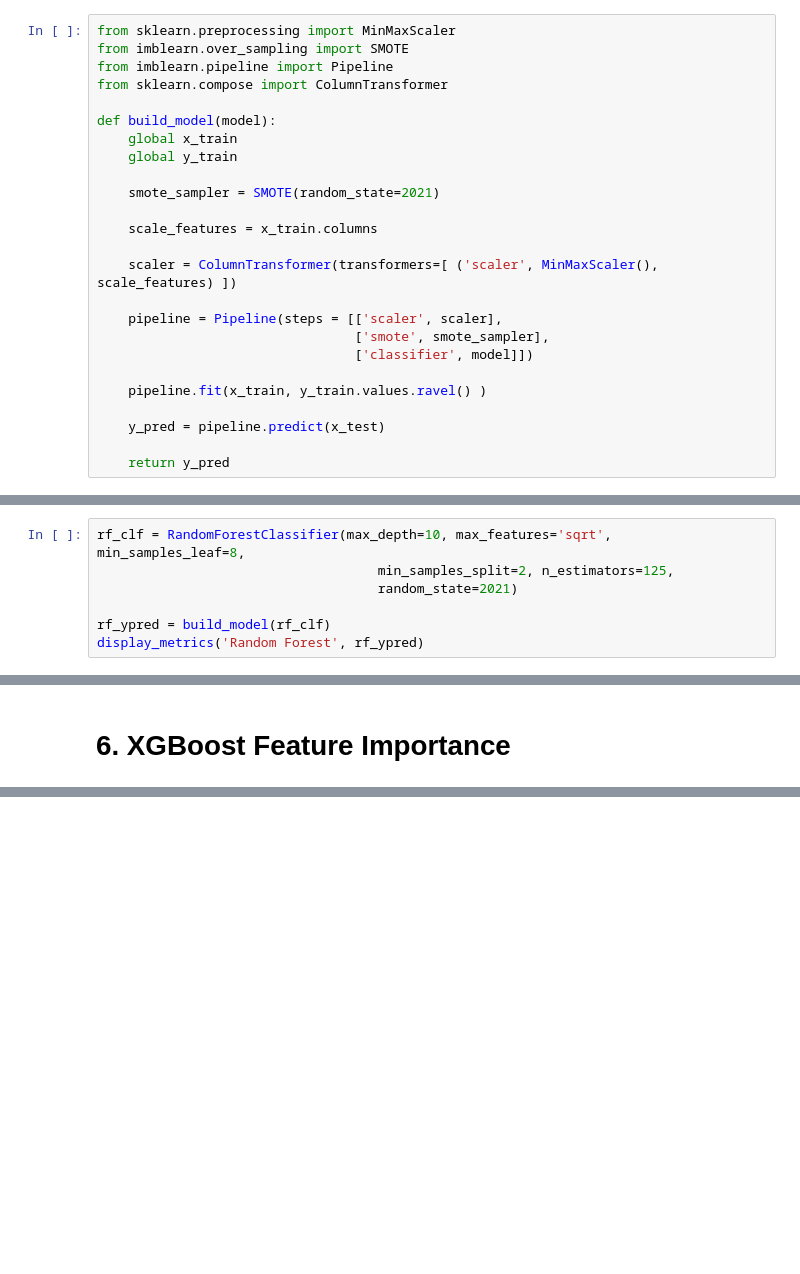
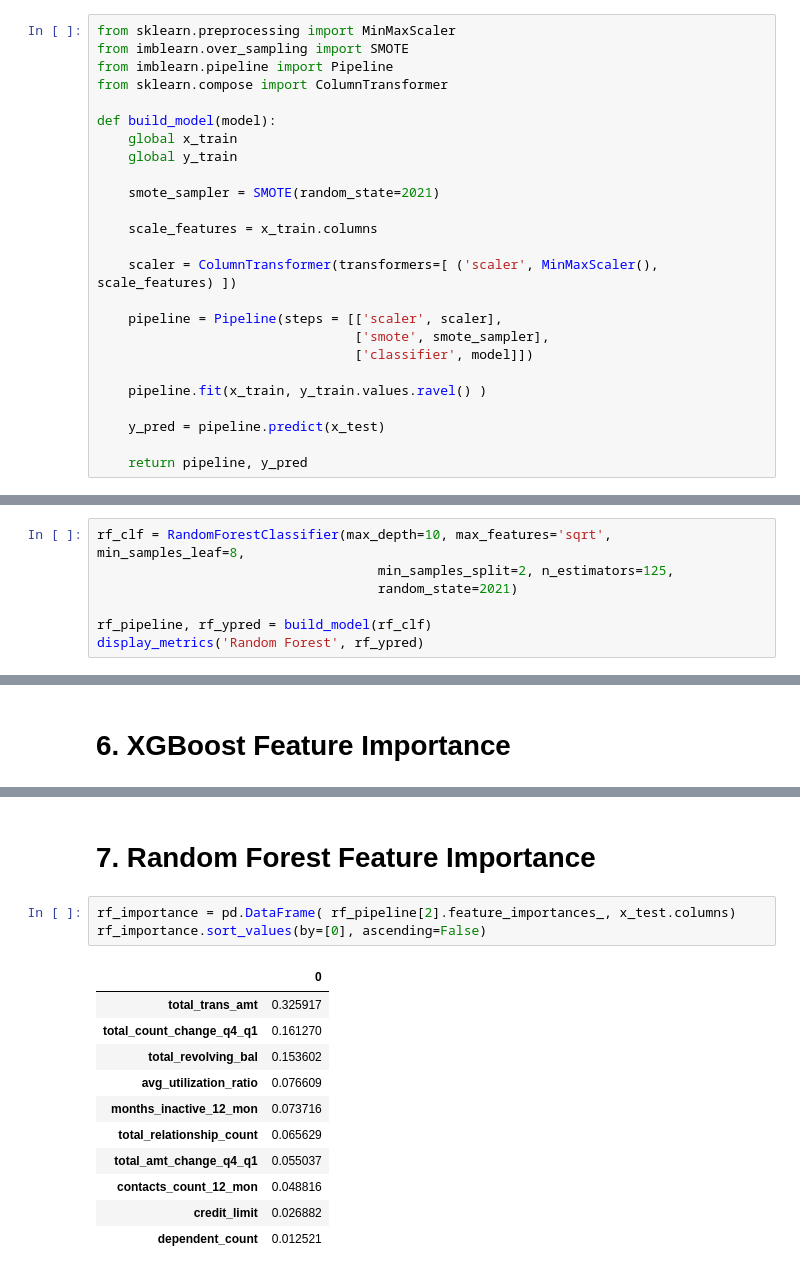
Before and after one commit to jonjonnyjonjon/introml-g2t4, a Jupyter notebook: results.ipynb, the cells around one changed output, grey strips where cells are left out. Drawn from its saved outputs; the diff is of its cells as text; blank space fills up the shorter version.

```diff
--- a/results.ipynb
+++ b/results.ipynb
@@ -48,7 +48,7 @@ def build_model(model):
 
     y_pred = pipeline.predict(x_test)
 
-    return y_pred
+    return pipeline, y_pred
 # %%
 from sklearn.metrics import recall_score, fbeta_score, roc_auc_score, ConfusionMatrixDisplay, confusion_matrix
 
@@ -108,7 +108,7 @@ rf_clf = RandomForestClassifier(max_depth=10, max_features='sqrt', min_samples_l
                                     min_samples_split=2, n_estimators=125,
                                     random_state=2021)
 
-rf_ypred = build_model(rf_clf)
+rf_pipeline, rf_ypred = build_model(rf_clf)
 display_metrics('Random Forest', rf_ypred)
 # %% [output]
 -----------------------PERFORMANCE EVALUATION: Random Forest--------------------
@@ -181,0 +175,17 @@ Index(['dependent_count', 'total_relationship_count', 'months_inactive_12_mon',
+# %% [markdown]
+# 7. Random Forest Feature Importance
+# %%
+rf_importance = pd.DataFrame( rf_pipeline[2].feature_importances_, x_test.columns)
+rf_importance.sort_values(by=[0], ascending=False)
+# %% [output]
+|  | 0 |
+| total_trans_amt | 0.325917 |
+| total_count_change_q4_q1 | 0.161270 |
+| total_revolving_bal | 0.153602 |
+| avg_utilization_ratio | 0.076609 |
+| months_inactive_12_mon | 0.073716 |
+| total_relationship_count | 0.065629 |
+| total_amt_change_q4_q1 | 0.055037 |
+| contacts_count_12_mon | 0.048816 |
+| credit_limit | 0.026882 |
+| dependent_count | 0.012521 |
```
Also changed, not shown: parts of 6 cells of this notebook, 1 other file.
